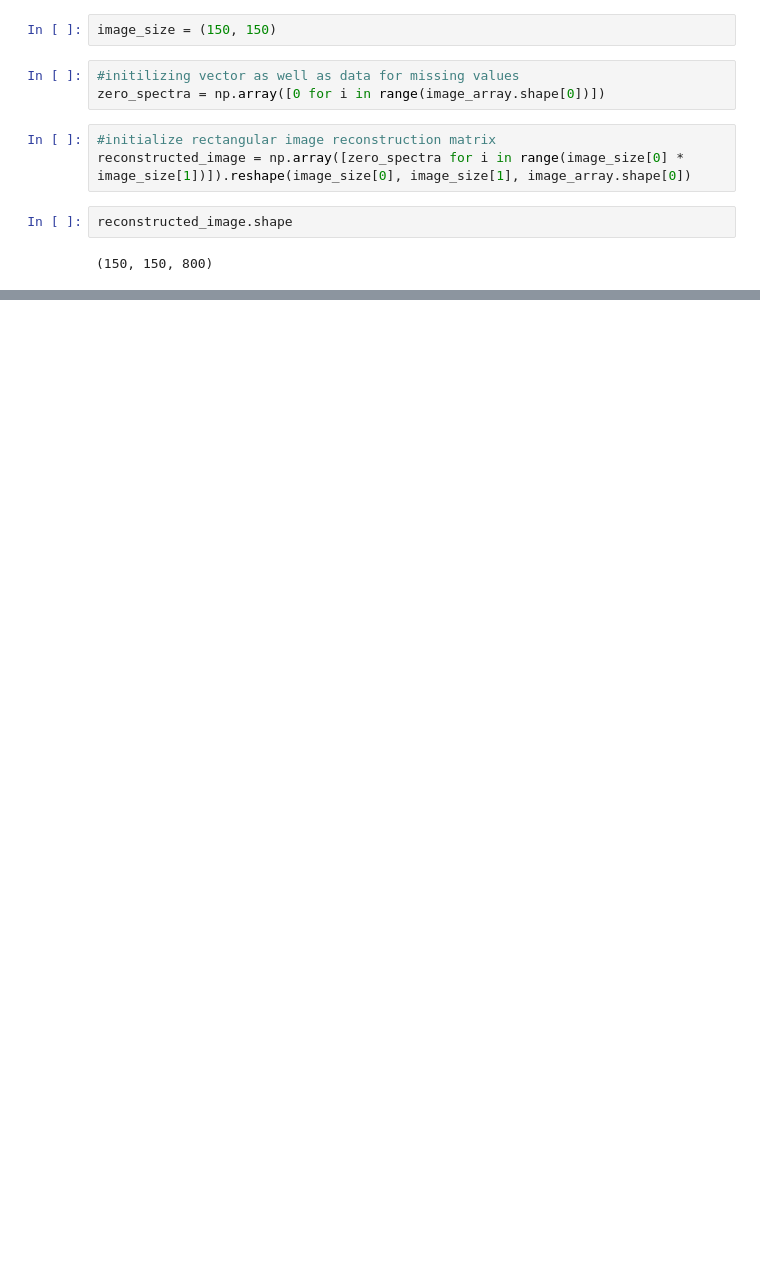
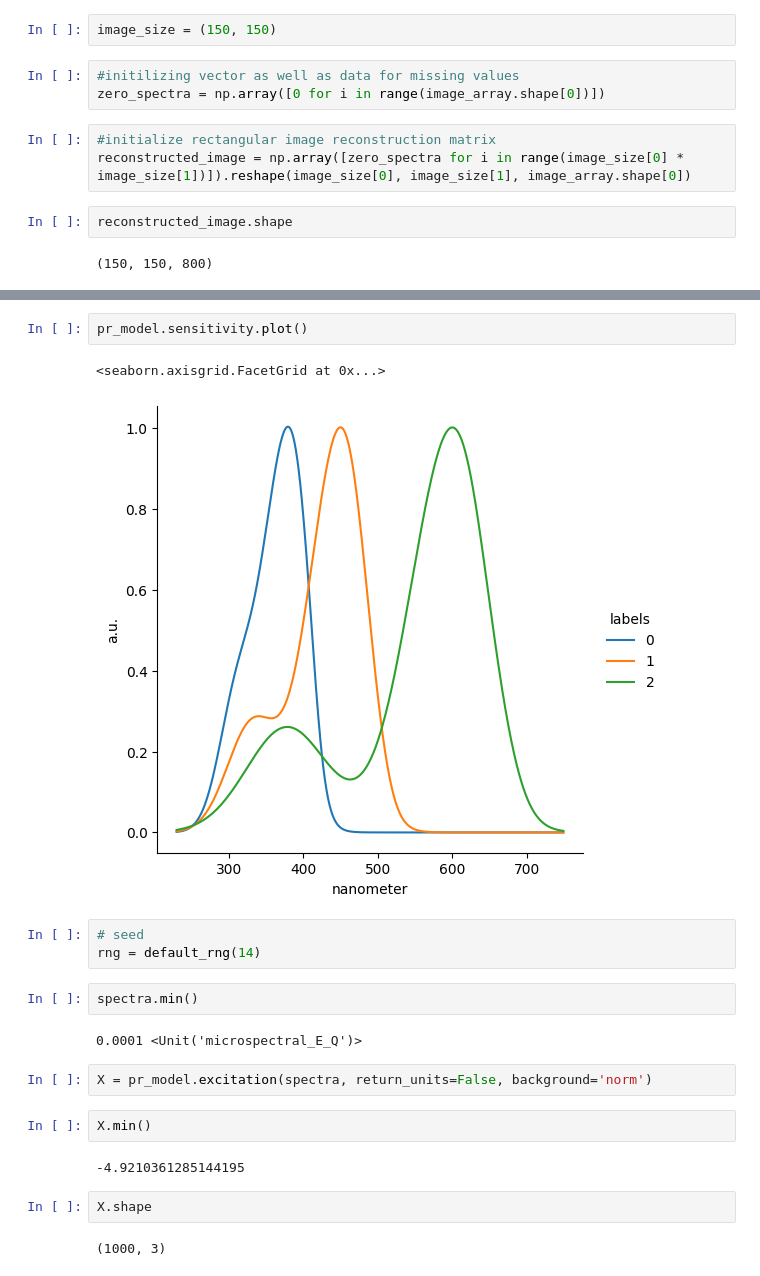
Before and after one commit to sm4988/dreye, a Jupyter notebook: tutorials/hyperspectral.ipynb, the cells around one changed output, grey strips where cells are left out. Saved outputs shown, nothing was run; the diff lists cells and outputs as text; blank space fills up the shorter version.

```diff
--- a/tutorials/hyperspectral.ipynb
+++ b/tutorials/hyperspectral.ipynb
@@ -55,0 +85,22 @@ reconstructed_image.shape
+# %%
+pr_model.sensitivity.plot()
+# %% [output]
+<seaborn.axisgrid.FacetGrid at 0x...>
+[figure, added]
+# %%
+# seed
+rng = default_rng(14)
+# %%
+spectra.min()
+# %% [output]
+0.0001 <Unit('microspectral_E_Q')>
+# %%
+X = pr_model.excitation(spectra, return_units=False, background='norm')
+# %%
+X.min()
+# %% [output]
+-4.9210361285144195
+# %%
+X.shape
+# %% [output]
+(1000, 3)
```
Also changed, not shown: parts of 20 cells of this notebook, 1 other file.
